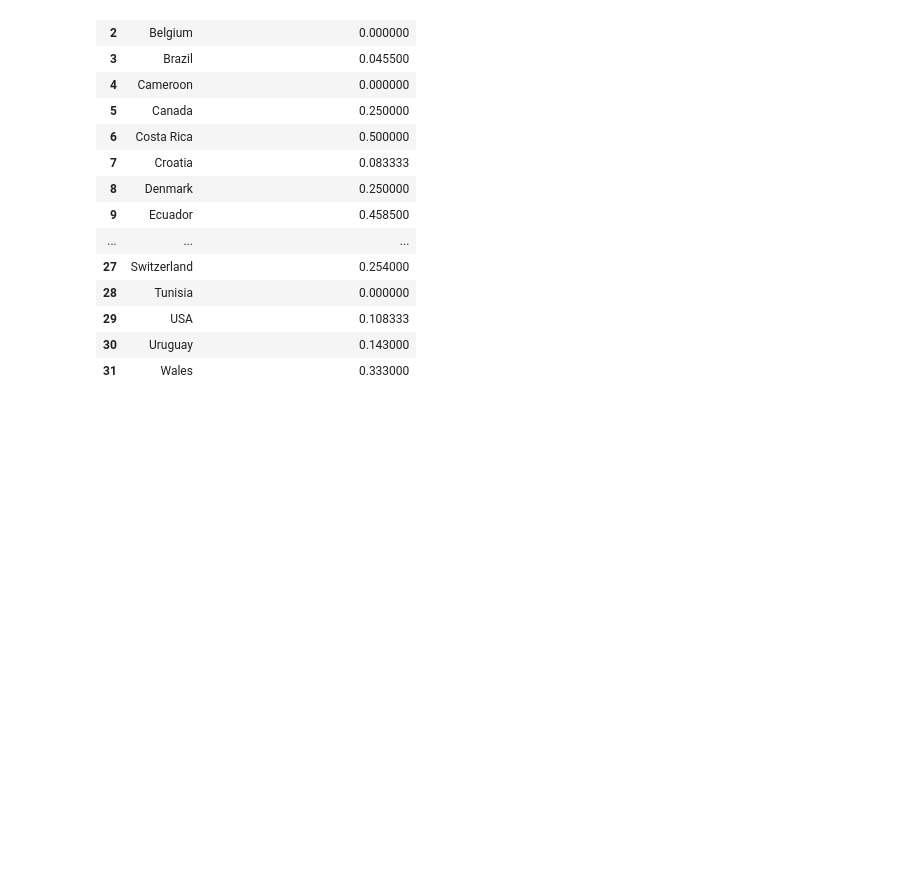
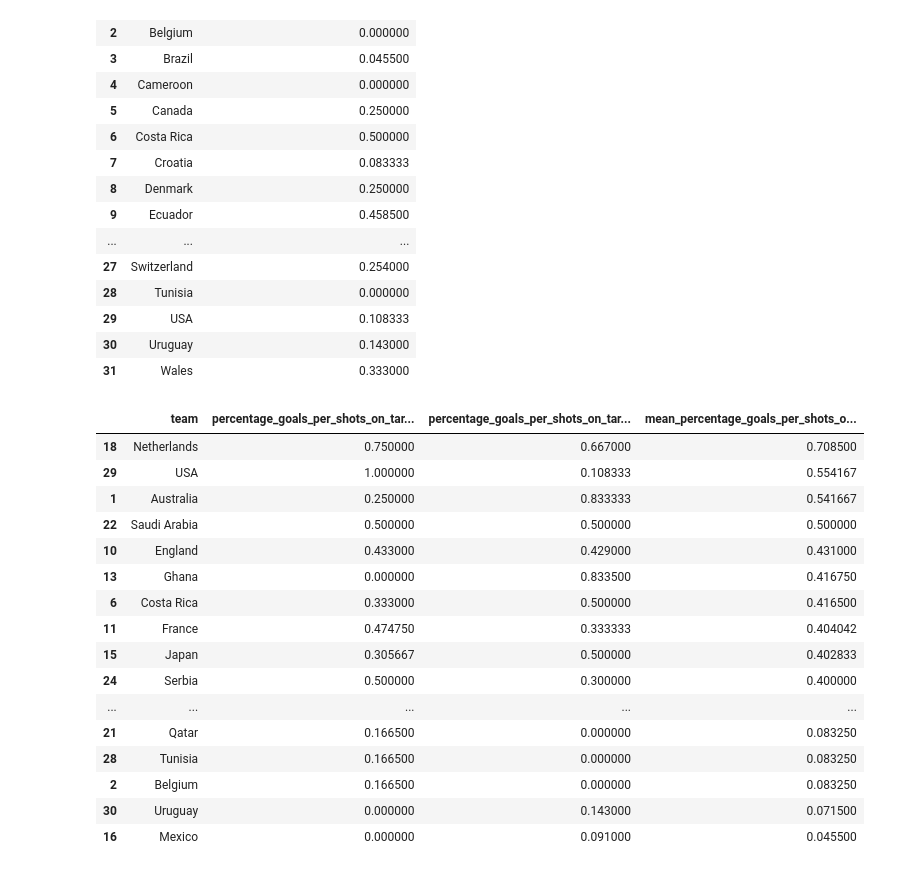
Before and after one commit to caiocmb7/projetos, a Jupyter notebook: ML&AI/world cup 2022/worldcup_eda.ipynb, the cells around one changed output. Cells and saved outputs as stored; diff of their text form; code cells hidden in the pictures; blank space fills up the shorter version.

```diff
--- a/ML&AI/world cup 2022/worldcup_eda.ipynb
+++ b/ML&AI/world cup 2022/worldcup_eda.ipynb
@@ -755,3 +755,31 @@ mean_df_away
 | 29 | USA | 0.108333 |
 | 30 | Uruguay | 0.143000 |
 | 31 | Wales | 0.333000 |
+# %%
+df_percentage_goals_per_shots_on_target = mean_df_home.merge(mean_df_away)
+df_percentage_goals_per_shots_on_target["mean_percentage_goals_per_shots_on_target"] = (
+    df_percentage_goals_per_shots_on_target.percentage_goals_per_shots_on_target_away
+    + df_percentage_goals_per_shots_on_target.percentage_goals_per_shots_on_target_home
+) / 2
+
+df_percentage_goals_per_shots_on_target.sort_values(
+    "mean_percentage_goals_per_shots_on_target", ascending=False
+)
+# %% [output]
+|  | team | percentage_goals_per_shots_on_tar... | percentage_goals_per_shots_on_tar... | mean_percentage_goals_per_shots_o... |
+| 18 | Netherlands | 0.750000 | 0.667000 | 0.708500 |
+| 29 | USA | 1.000000 | 0.108333 | 0.554167 |
+| 1 | Australia | 0.250000 | 0.833333 | 0.541667 |
+| 22 | Saudi Arabia | 0.500000 | 0.500000 | 0.500000 |
+| 10 | England | 0.433000 | 0.429000 | 0.431000 |
+| 13 | Ghana | 0.000000 | 0.833500 | 0.416750 |
+| 6 | Costa Rica | 0.333000 | 0.500000 | 0.416500 |
+| 11 | France | 0.474750 | 0.333333 | 0.404042 |
+| 15 | Japan | 0.305667 | 0.500000 | 0.402833 |
+| 24 | Serbia | 0.500000 | 0.300000 | 0.400000 |
+| ... | ... | ... | ... | ... |
+| 21 | Qatar | 0.166500 | 0.000000 | 0.083250 |
+| 28 | Tunisia | 0.166500 | 0.000000 | 0.083250 |
+| 2 | Belgium | 0.166500 | 0.000000 | 0.083250 |
+| 30 | Uruguay | 0.000000 | 0.143000 | 0.071500 |
+| 16 | Mexico | 0.000000 | 0.091000 | 0.045500 |
```
Also changed, not shown: parts of 1 cell of this notebook.
